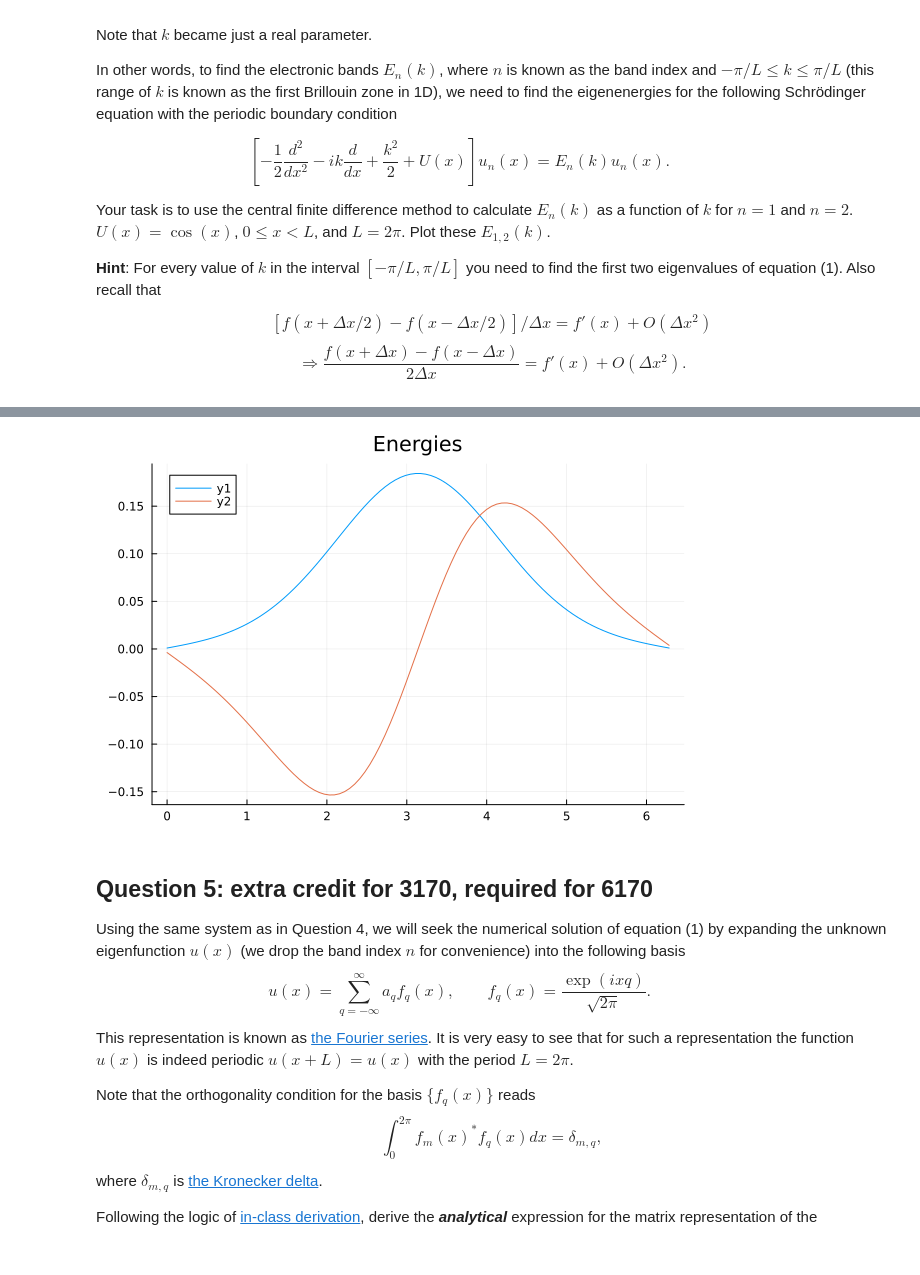
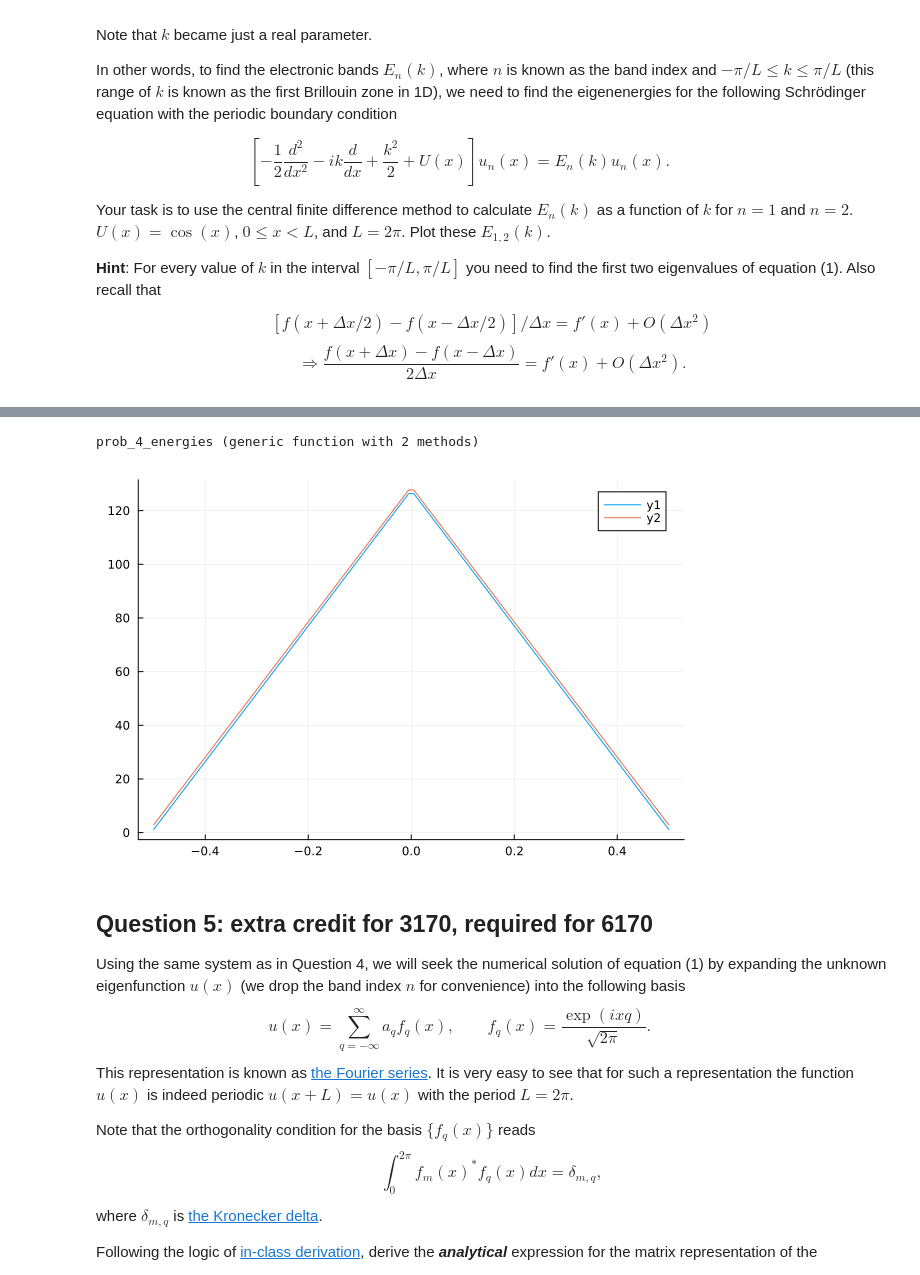
Before and after one commit to jloch206/Comp_Phys_Lochner, a Jupyter notebook: Homework3.ipynb, the cells around one changed output, grey strips where cells are left out. Cells and saved outputs as stored; diff of their text form; code cells hidden in the pictures.

```diff
--- a/Homework3.ipynb
+++ b/Homework3.ipynb
@@ -300,26 +325,54 @@ $$
+# %%
+using LinearAlgebra
+function prob_4_energies(U::Function,a::Real,b::Real,N::Real,k::Real)
+    x = zeros(N)
+    for m in 1:N
+    x[m]= (a + ((m-1)*(b-a)))./ N
+    end
+    Δx = x[2] - x[1]
+    for t in 1:N
+    var1=(1 ./ (2 * Δx^2))
+    var2=((im * k)./ (2 * Δx^2))
+    hamiltonian=(diagm(
+        -1    => var1 * ones(N-1),
+        0    => var1 * ones(N),
+        1    => - var1 * ones(N-1),
+        N-1  => var1 * ones(1),
+        -N+1 => - var1 * ones(1) )
+        +
+        diagm(
+        -1   => var2 * ones(N-1),
+        0    => 0 * ones(N),
+        1   => - var2 * ones(N-1),
+        N-1  => var2 * ones(1),
+        -N+1 => - var2 * ones(1) )
+        .+cos.(x[t]))
+        end
+        hamiltonian += diagm(U.(x))
+    return eigvals(hamiltonian)
+    end
+# %% [output]
+prob_4_energies (generic function with 2 methods)
 # %%
-using LinearAlgebra, Plots, SpecialFunctions,Statistics
-function energies(U::Function, a::Real, b::Real, N::Int)
-    x = range(a, b, N)
-    Δx = x[2] - x[1]
-
-    Hamiltonian =  -1 / (2 * Δx^2) * diagm(
-        -1 => ones(N - 1),
-        0 => -2 * ones(N),
-        1 => ones(N - 1),
-    )
-
-    Hamiltonian += diagm(U.(x))
-
-    return eigen(Hamiltonian), Hamiltonian, x
+L=2*pi
+N=100
+k=range(-pi/L,pi/L,N)
+lev1=zeros(N)
+lev2=zeros(N)
+for i in 1:N
+    energies4=zeros(N)
+    energies4=prob_4_energies(x -> 0.5 * x ^ 2,0,L,N,k[i])
+energies4= real.(energies4)
+lev1[i]=energies4[1]
+lev2[i]=energies4[2]
 end
-using Plots
-fun1= x->cos(x)
-results,hamiltonian,x = energies(fun1,0,2*pi,100)
-plt2=Plots.plot(x, results.vectors[:, 1], n=1)
-plot!(plt2,x, results.vectors[:, 2],title="Energies")
-# %% [output]
-[figure, removed]
+# %%
+## Plotting
+using Plots
+pt4=Plots.plot(k,lev1)
+Plots.plot!(pt4,k,lev2)
+# %% [output]
+[figure, added]
 # %% [markdown]
 ## Question 5: extra credit for 3170, required for 6170
 
```
Also changed, not shown: parts of 8 cells of this notebook.
